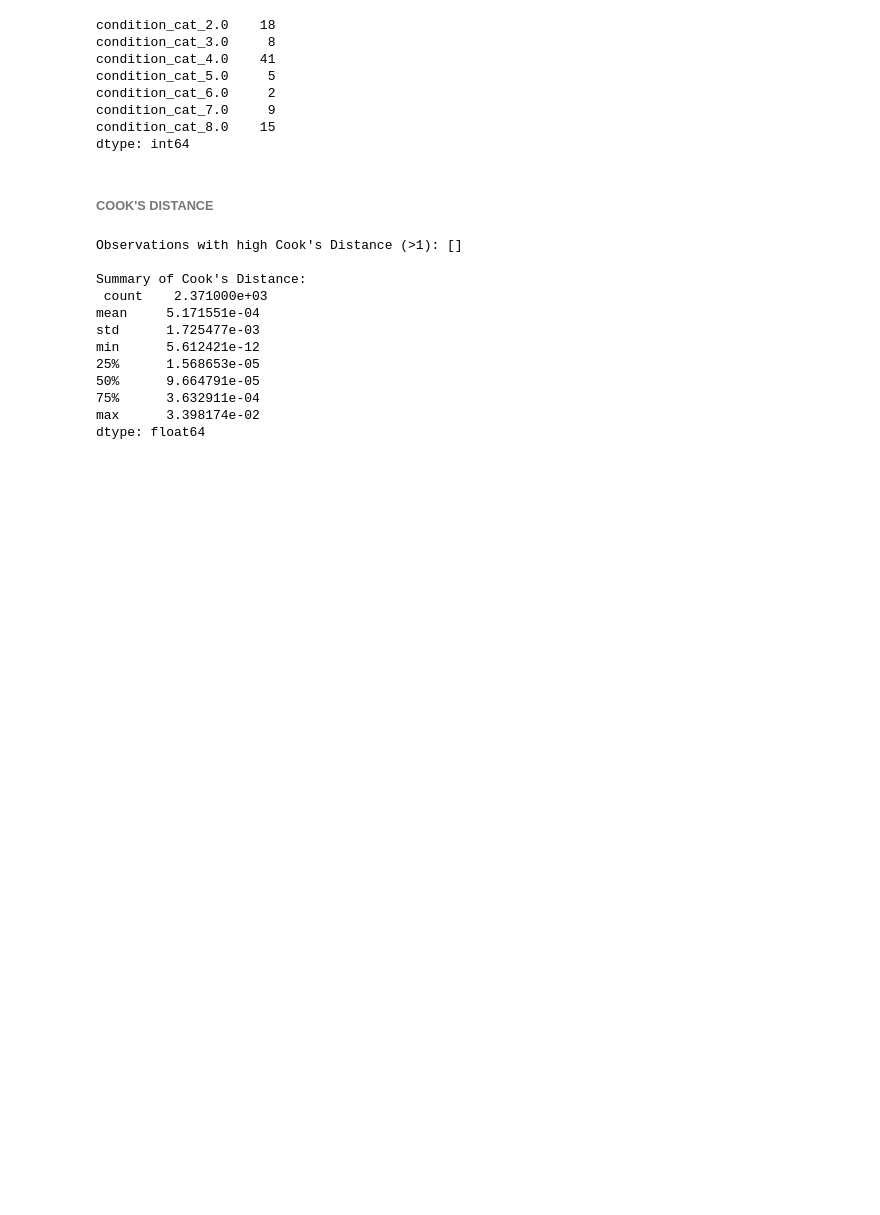
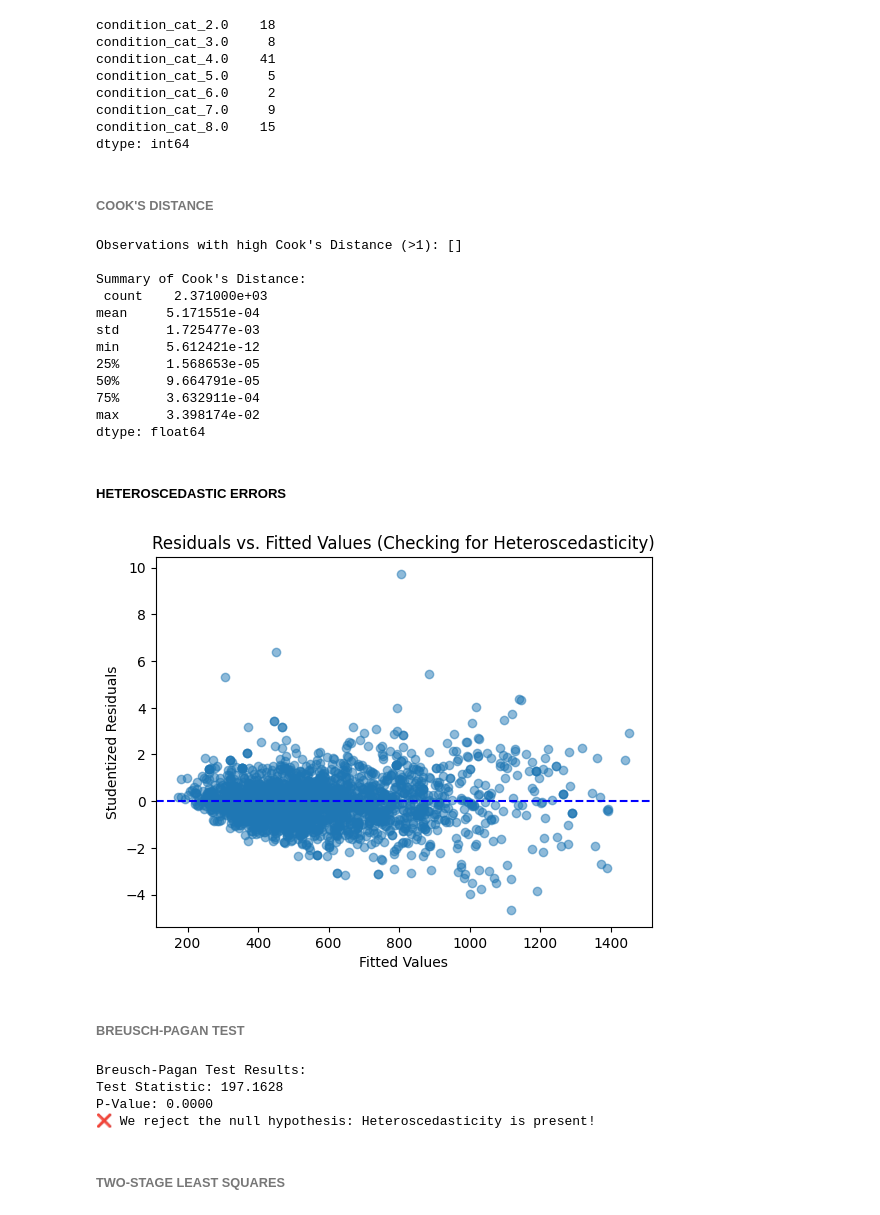
Before and after one commit to eminsin/Price_Prediction_with_Regression_Analysis, a Jupyter notebook: RegressionAnalysis.ipynb, the cells around one changed output. Drawn from its saved outputs; the diff is of its cells as text; code cells hidden in the pictures; blank space fills up the shorter version.

Commit message:
Added heteroscedasticity analysis

```diff
--- a/RegressionAnalysis.ipynb
+++ b/RegressionAnalysis.ipynb
@@ -1121,3 +1124,42 @@ min      5.612421e-12
 75%      3.632911e-04
 max      3.398174e-02
 dtype: float64
+# %% [markdown]
+##### HETEROSCEDASTIC ERRORS
+# %%
+# Compute standardized residuals
+influence = model_H05.get_influence()
+studentized_residuals = influence.resid_studentized_internal
+
+# Plot residuals vs. fitted values
+plt.scatter(model_H05.fittedvalues, studentized_residuals, alpha=0.5)
+plt.axhline(y=0, color='blue', linestyle='dashed')  # Reference line at 0
+plt.xlabel("Fitted Values")
+plt.ylabel("Studentized Residuals")
+plt.title("Residuals vs. Fitted Values (Checking for Heteroscedasticity)")
+plt.show()
+# %% [output]
+[figure, added]
+# %% [markdown]
+###### BREUSCH-PAGAN TEST
+# %%
+# Perform Breusch-Pagan test
+bp_test = smd.het_breuschpagan(model_H05.resid, model_H05.model.exog)
+
+# Print test results
+print("Breusch-Pagan Test Results:")
+print(f"Test Statistic: {bp_test[0]:.4f}")
+print(f"P-Value: {bp_test[1]:.4f}")
+
+# Interpretation
+if bp_test[1] < 0.05:
+    print("❌ We reject the null hypothesis: Heteroscedasticity is present!")
+else:
+    print("✅ Fail to reject the null hypothesis: No significant heteroscedasticity detected.")
+# %% [output]
+Breusch-Pagan Test Results:
+Test Statistic: 197.1628
+P-Value: 0.0000
+❌ We reject the null hypothesis: Heteroscedasticity is present!
+# %% [markdown]
+###### TWO-STAGE LEAST SQUARES
```
Also changed, not shown: parts of 10 cells of this notebook.
